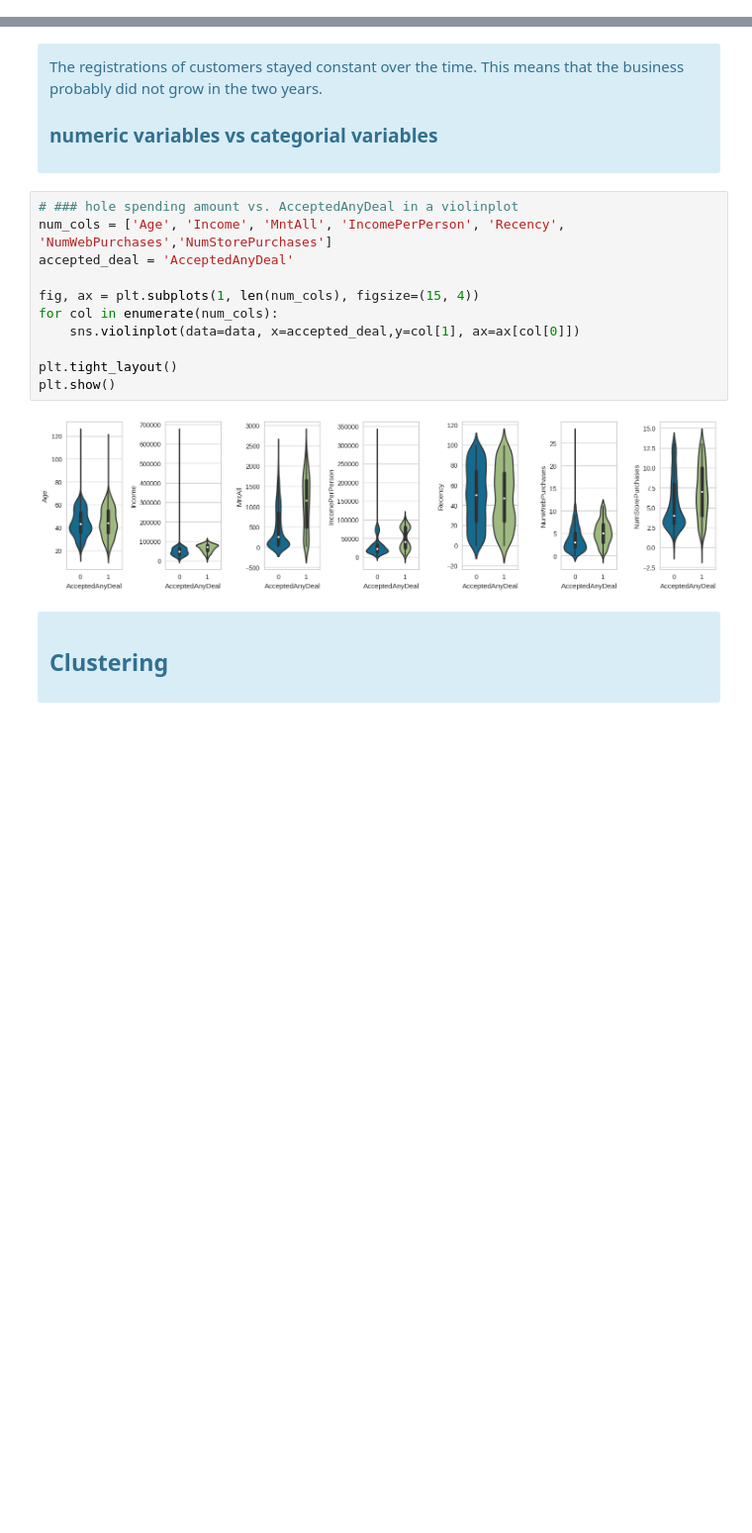
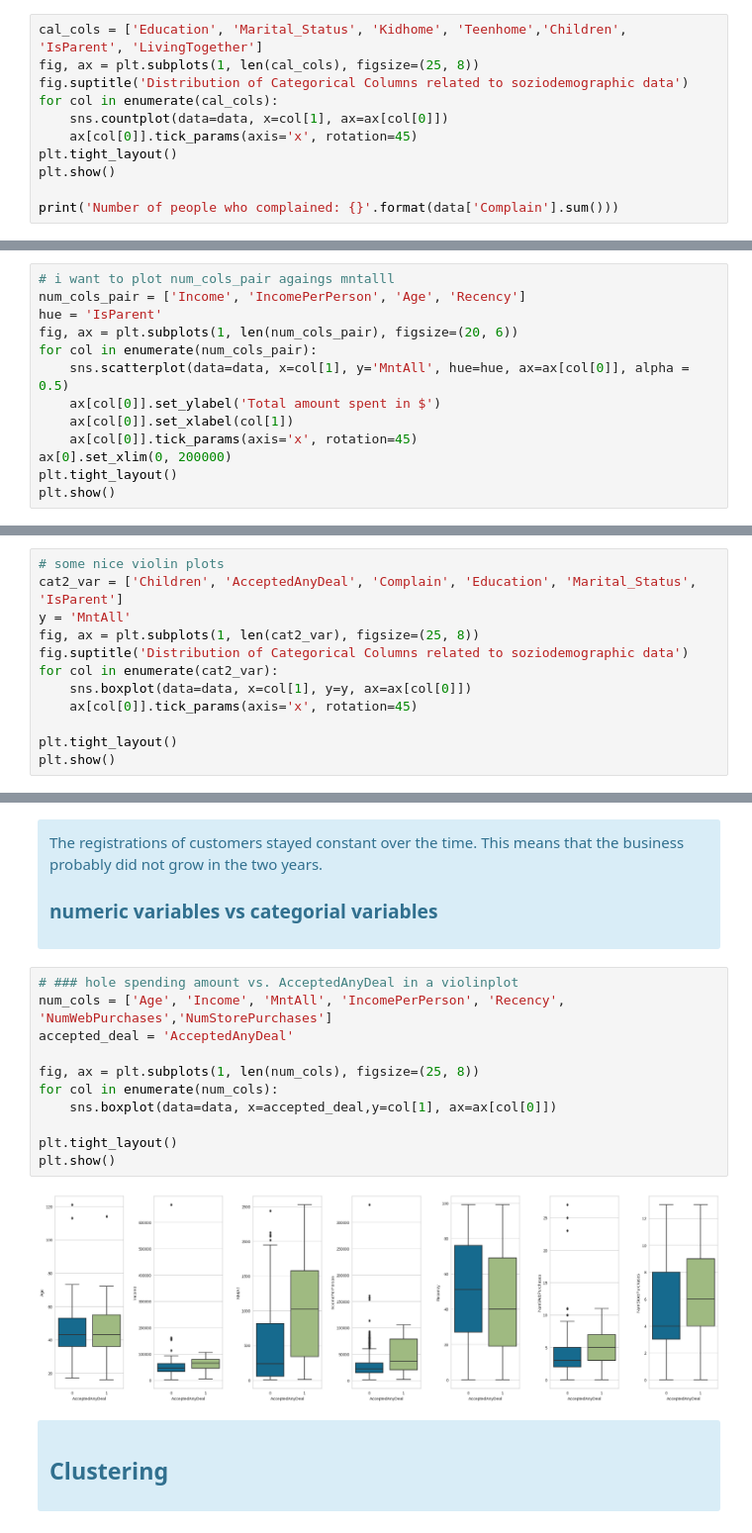
Before and after one commit to Tomson909/Customer-Personality-Analysis, a Jupyter notebook: main.ipynb, the cells around one changed output, grey strips where cells are left out. Shown at 99% size. Drawn from its saved outputs; the diff is of its cells as text; blank space fills up the shorter version.

```diff
--- a/main.ipynb
+++ b/main.ipynb
@@ -406,0 +295,11 @@ sns.heatmap(pd.get_dummies(data).corr(), annot=True, cmap='coolwarm')
+# %%
+cal_cols = ['Education', 'Marital_Status', 'Kidhome', 'Teenhome','Children', 'IsParent', 'LivingTogether']
+fig, ax = plt.subplots(1, len(cal_cols), figsize=(25, 8))
+fig.suptitle('Distribution of Categorical Columns related to soziodemographic data')
+for col in enumerate(cal_cols):
+    sns.countplot(data=data, x=col[1], ax=ax[col[0]])
+    ax[col[0]].tick_params(axis='x', rotation=45)
+plt.tight_layout()
+plt.show()
+
+print('Number of people who complained: {}'.format(data['Complain'].sum()))
@@ -406,0 +525,13 @@ sns.heatmap(pd.get_dummies(data).corr(), annot=True, cmap='coolwarm')
+# %%
+# i want to plot num_cols_pair agaings mntalll
+num_cols_pair = ['Income', 'IncomePerPerson', 'Age', 'Recency']
+hue = 'IsParent'
+fig, ax = plt.subplots(1, len(num_cols_pair), figsize=(20, 6))
+for col in enumerate(num_cols_pair):
+    sns.scatterplot(data=data, x=col[1], y='MntAll', hue=hue, ax=ax[col[0]], alpha = 0.5)
+    ax[col[0]].set_ylabel('Total amount spent in $')
+    ax[col[0]].set_xlabel(col[1])
+    ax[col[0]].tick_params(axis='x', rotation=45)
+ax[0].set_xlim(0, 200000)
+plt.tight_layout()
+plt.show()
@@ -406,0 +549,12 @@ sns.heatmap(pd.get_dummies(data).corr(), annot=True, cmap='coolwarm')
+# %%
+# some nice violin plots
+cat2_var = ['Children', 'AcceptedAnyDeal', 'Complain', 'Education', 'Marital_Status', 'IsParent']
+y = 'MntAll'
+fig, ax = plt.subplots(1, len(cat2_var), figsize=(25, 8))
+fig.suptitle('Distribution of Categorical Columns related to soziodemographic data')
+for col in enumerate(cat2_var):
+    sns.boxplot(data=data, x=col[1], y=y, ax=ax[col[0]])
+    ax[col[0]].tick_params(axis='x', rotation=45)
+
+plt.tight_layout()
+plt.show()
@@ -413,16 +579,16 @@ The registrations of customers stayed constant over the time. This means that th
 # %%
 # ### hole spending amount vs. AcceptedAnyDeal in a violinplot
 num_cols = ['Age', 'Income', 'MntAll', 'IncomePerPerson', 'Recency', 'NumWebPurchases','NumStorePurchases']
 accepted_deal = 'AcceptedAnyDeal'
 
-fig, ax = plt.subplots(1, len(num_cols), figsize=(15, 4))
+fig, ax = plt.subplots(1, len(num_cols), figsize=(25, 8))
 for col in enumerate(num_cols):
-    sns.violinplot(data=data, x=accepted_deal,y=col[1], ax=ax[col[0]])
+    sns.boxplot(data=data, x=accepted_deal,y=col[1], ax=ax[col[0]])
 
 plt.tight_layout()
 plt.show()
 # %% [output]
-[figure, old version]
+[figure, new version]
 # %% [markdown]
 <div class="alert alert-block alert-info">
 <h2>Clustering</h2>
```
Also changed, not shown: parts of 67 cells of this notebook.
